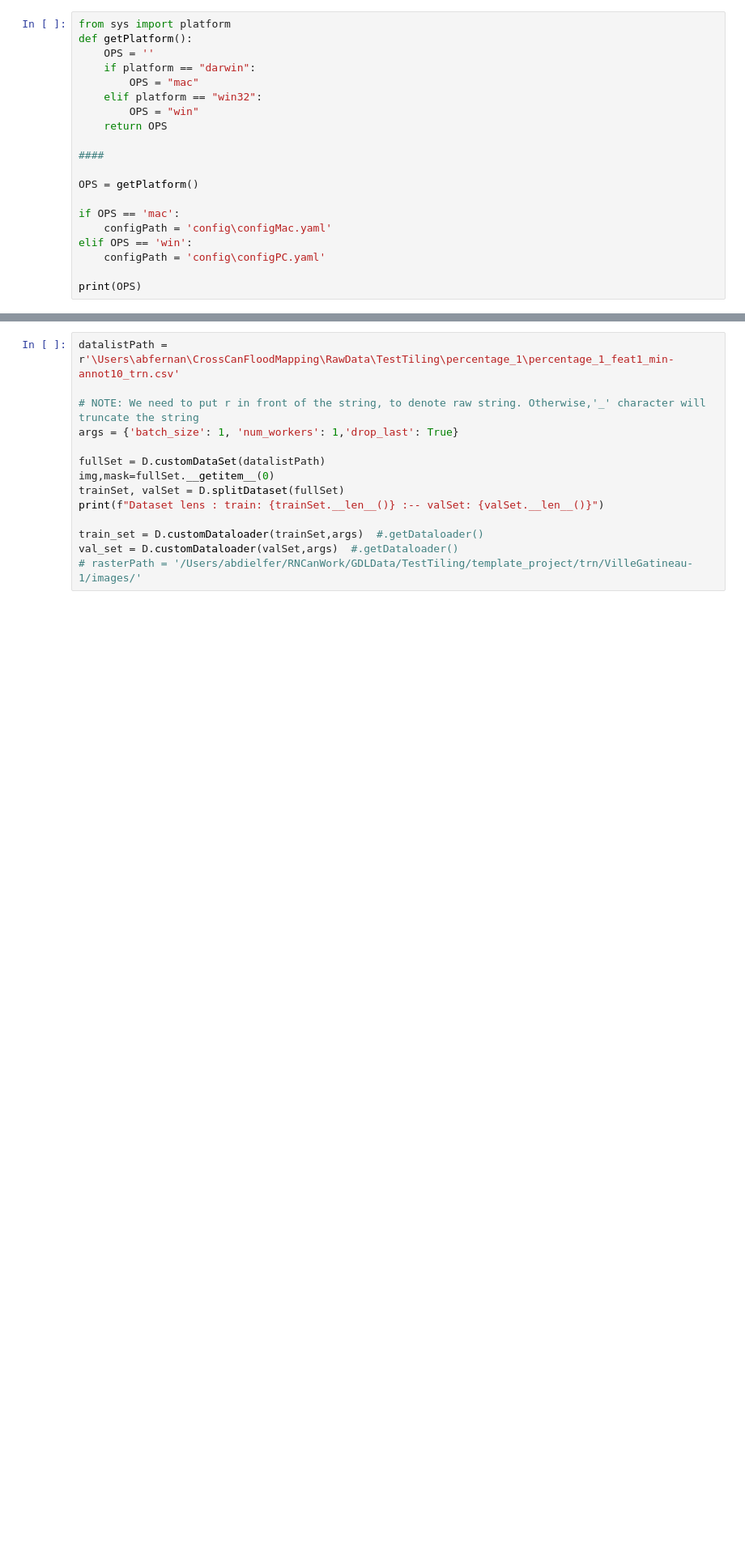
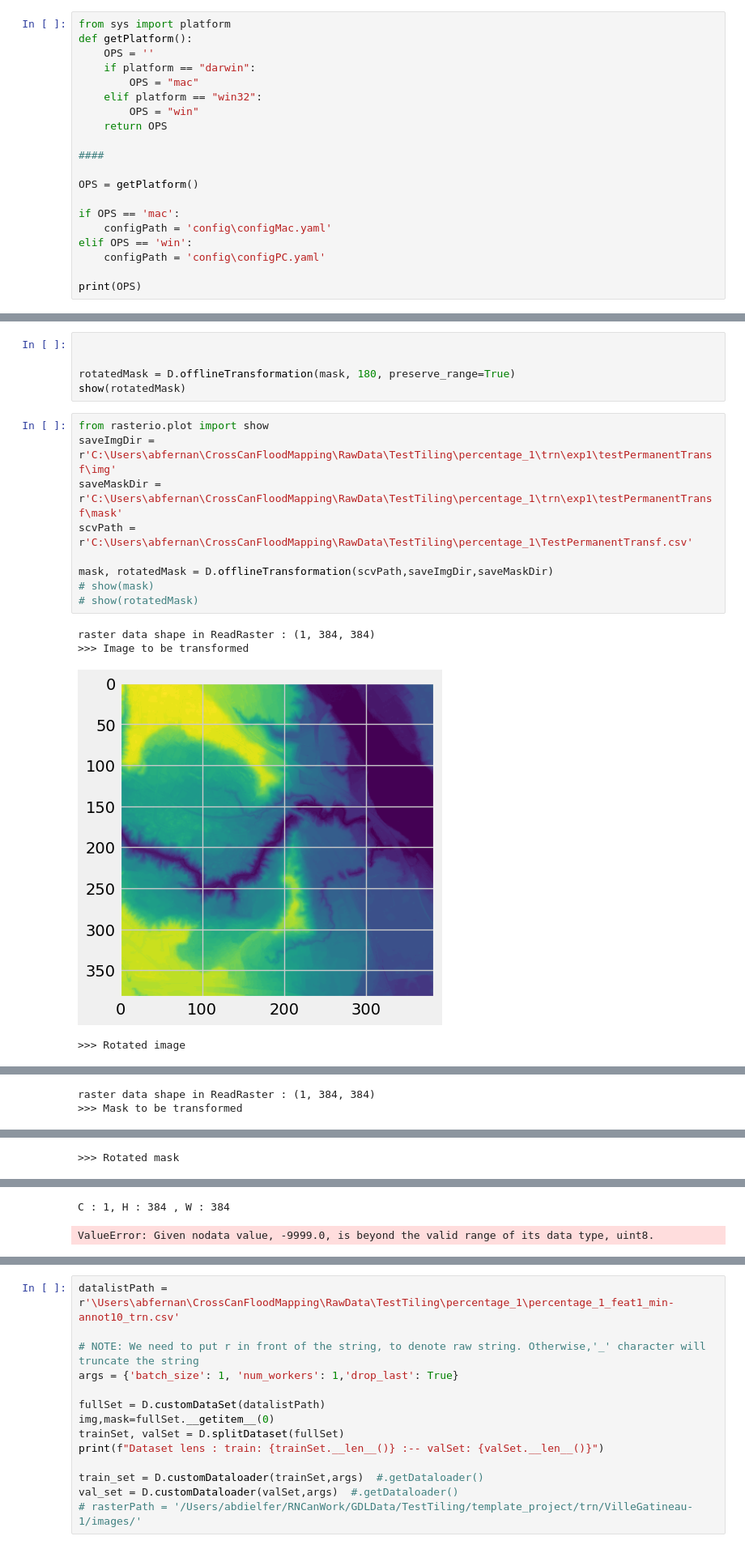
Before and after one commit to Abdielfer/DL4Flood, a Jupyter notebook: testingZone.ipynb, the cells around one changed output, grey strips where cells are left out. Shown at 81% size. Saved outputs shown, nothing was run; the diff lists cells and outputs as text; blank space fills up the shorter version.

```diff
--- a/testingZone.ipynb
+++ b/testingZone.ipynb
@@ -59,0 +50,19 @@ All available *tif :  782
+# %%
+
+
+rotatedMask = D.offlineTransformation(mask, 180, preserve_range=True)
+show(rotatedMask)
+# %%
+from rasterio.plot import show
+saveImgDir = r'C:\Users\abfernan\CrossCanFloodMapping\RawData\TestTiling\percentage_1\trn\exp1\testPermanentTransf\img'
+saveMaskDir = r'C:\Users\abfernan\CrossCanFloodMapping\RawData\TestTiling\percentage_1\trn\exp1\testPermanentTransf\mask'
+scvPath = r'C:\Users\abfernan\CrossCanFloodMapping\RawData\TestTiling\percentage_1\TestPermanentTransf.csv'
+
+mask, rotatedMask = D.offlineTransformation(scvPath,saveImgDir,saveMaskDir)
+# show(mask)
+# show(rotatedMask)
+# %% [output]
+raster data shape in ReadRaster : (1, 384, 384)
+>>> Image to be transformed
+[figure, added]
+>>> Rotated image
@@ -59,0 +70,2 @@ All available *tif :  782
+raster data shape in ReadRaster : (1, 384, 384)
+>>> Mask to be transformed
@@ -59,0 +73 @@ All available *tif :  782
+>>> Rotated mask
@@ -59,0 +75,2 @@ All available *tif :  782
+C : 1, H : 384 , W : 384
+ValueError: Given nodata value, -9999.0, is beyond the valid range of its data type, uint8.
```
Also changed, not shown: parts of 16 cells of this notebook, 2 other files.
